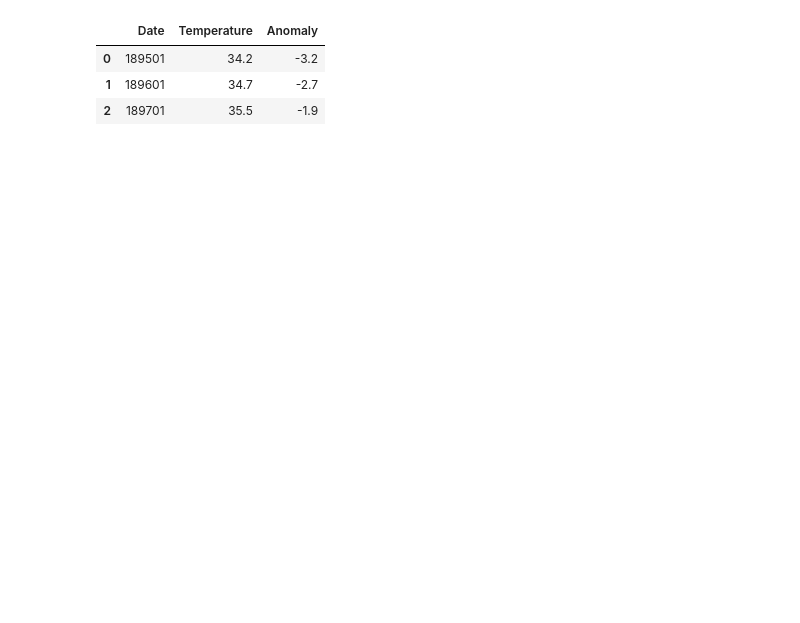
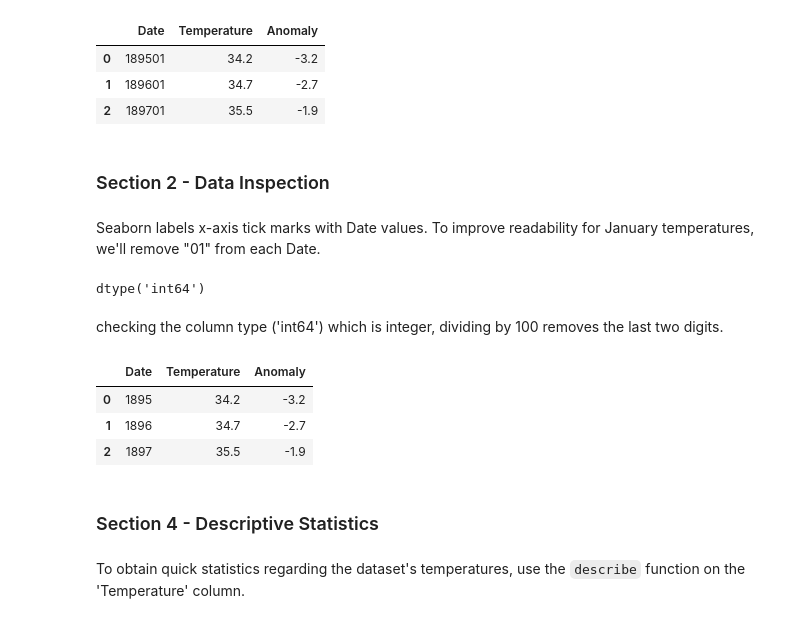
Before and after one commit to Tesfamariam100/datafun-07-applied, a Jupyter notebook: Tesfamariam_ml.ipynb, the cells around one changed output. Saved outputs shown, nothing was run; the diff lists cells and outputs as text; code cells hidden in the pictures; blank space fills up the shorter version.

```diff
--- a/Tesfamariam_ml.ipynb
+++ b/Tesfamariam_ml.ipynb
@@ -72,3 +89,27 @@ nyc.head(3)
 | 0 | 189501 | 34.2 | -3.2 |
 | 1 | 189601 | 34.7 | -2.7 |
 | 2 | 189701 | 35.5 | -1.9 |
+# %% [markdown]
+### Section 2 - Data Inspection
+# %% [markdown]
+Seaborn labels x-axis tick marks with Date values. To improve readability for January temperatures, we'll remove "01" from each Date.
+# %%
+nyc.Date.dtype
+# %% [output]
+dtype('int64')
+# %% [markdown]
+checking the column type ('int64') which is integer, dividing by 100 removes the last two digits.
+# %%
+# Using the Series method floordiv applies integer division to each element within the Series:
+
+nyc.Date = nyc.Date.floordiv(100)
+nyc.head(3)
+# %% [output]
+|  | Date | Temperature | Anomaly |
+| 0 | 1895 | 34.2 | -3.2 |
+| 1 | 1896 | 34.7 | -2.7 |
+| 2 | 1897 | 35.5 | -1.9 |
+# %% [markdown]
+### Section 4 - Descriptive Statistics
+# %% [markdown]
+To obtain quick statistics regarding the dataset's temperatures, use the `describe` function on the 'Temperature' column.
```
Also changed, not shown: parts of 23 cells of this notebook.
